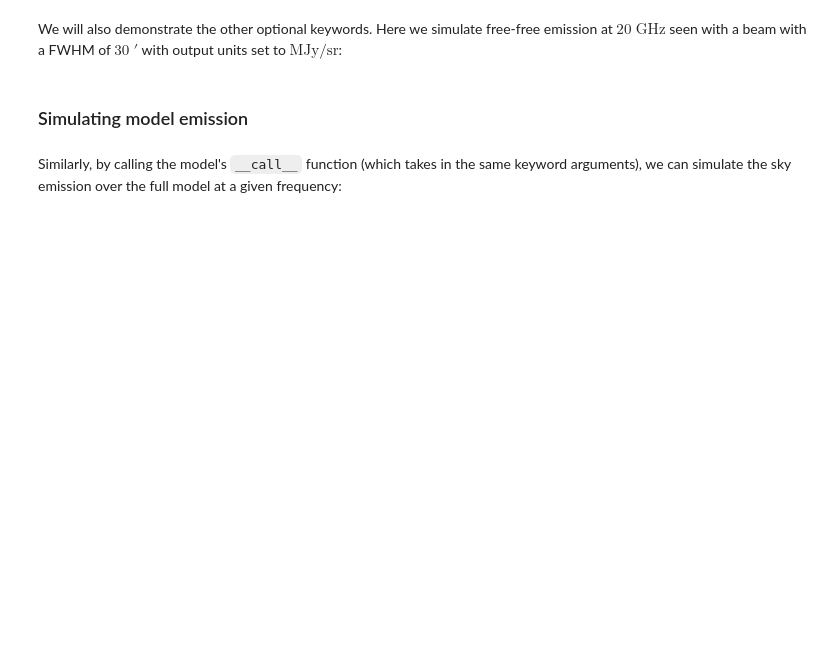
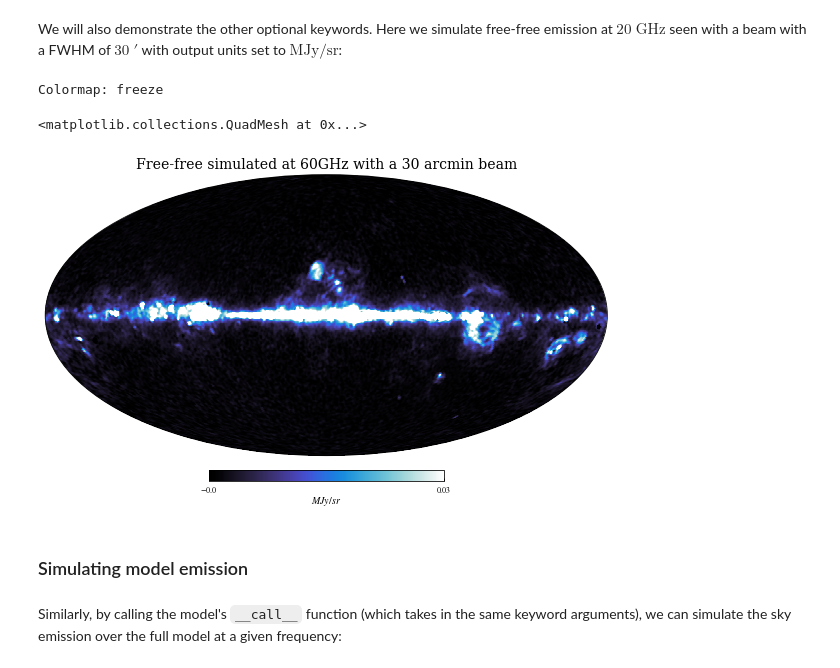
Before and after one commit to Cosmoglobe/Cosmoglobe, a Jupyter notebook: docs/tutorial.ipynb, the cells around one changed output. Cells and saved outputs as stored; diff of their text form; code cells hidden in the pictures; blank space fills up the shorter version.

```diff
--- a/docs/tutorial.ipynb
+++ b/docs/tutorial.ipynb
@@ -25,7 +25,7 @@ This method initializes a model directly from a commander3 HDF5 chainfile.
 from cosmoglobe import model_from_chain
 
 # Path to commander3 chainfile
-chain = "/Users/metinsan/Documents/doktor/Cosmoglobe_test_data/chain_test.h5"
+chain = "/path/to/chainfile.h5"
 
 # Initializing the Cosmoglobe Sky Model at NSIDE 256
 model = model_from_chain(chain, nside=256)
@@ -136,15 +192,24 @@ plot(
 # %% [markdown]
 We will also demonstrate the other optional keywords. Here we simulate free-free emission at $20\;\mathrm{GHz}$ seen with a beam with a FWHM of $30\;'$ with output units set to $\mathrm{MJy/sr}$:
 # %%
-# Simulated free-free emission at 60GHz seen by a 30 arcmin beam in units of MJy/sr
-simulated_emission = model.ff(60*u.GHz, fwhm=30*u.arcmin, output_unit='MJy/sr')
+# Simulated free-free emission at 60GHz seen by a 30 arcmin
+# beam in units of MJy/sr
+simulated_emission = model.ff(
+    60*u.GHz,
+    fwhm=30*u.arcmin,
+    output_unit='MJy/sr'
+)
 
 plot(
     simulated_emission[0],
-    title=f'Free-free simulated at 60GHz with a 30 arcmin beam',
-    unit=ff_60GHz,
+    title='Free-free simulated at 60GHz with a 30 arcmin beam',
+    unit=simulated_emission.unit,
     cmap='freeze',
 )
+# %% [output]
+Colormap: freeze
+<matplotlib.collections.QuadMesh at 0x...>
+[figure, added]
 # %% [markdown]
 ### Simulating model emission
 # %% [markdown]
```
Also changed, not shown: parts of 15 cells of this notebook, 3 other files.
